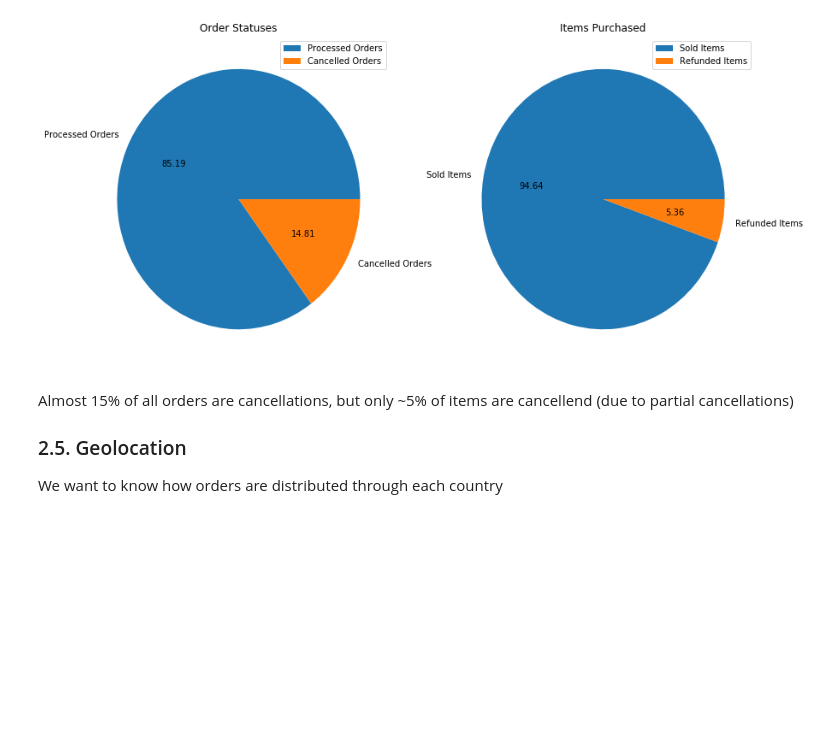
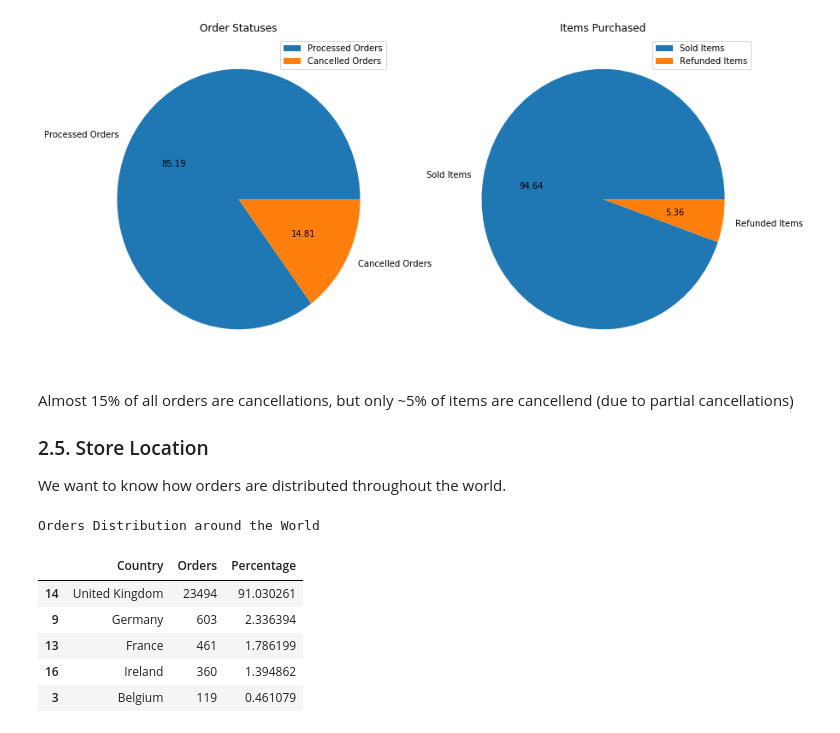
Before and after one commit to romeoc/tales, a Jupyter notebook: ecommerce/Online Retail – Customer Segmentation & Recommender System.ipynb, the cells around one changed output. Saved outputs shown, nothing was run; the diff lists cells and outputs as text; code cells hidden in the pictures; blank space fills up the shorter version.

```diff
--- a/ecommerce/Online Retail – Customer Segmentation & Recommender System.ipynb
+++ b/ecommerce/Online Retail – Customer Segmentation & Recommender System.ipynb
@@ -231,5 +233,5 @@ items_count.plot(kind='pie', y='Items Count', autopct='%.2f', ax=axes[1], title=
 [figure]
 # %% [markdown]
 Almost 15% of all orders are cancellations, but only ~5% of items are cancellend (due to partial cancellations)
-### 2.5. Geolocation
-We want to know how orders are distributed through each country
+### 2.5. Store Location
+We want to know how orders are distributed throughout the world.
@@ -237,0 +238,26 @@ orders.plot(column='Country', cmap='Blues', figsize=(7,14), scheme='equal_interv
+# %%
+orders_per_country = orders.groupby("Country").agg({
+    'Country':'first',
+    'InvoiceNo':'count'
+}).rename(columns={'InvoiceNo':'Orders'})
+
+orders_per_country.loc['EIRE', 'Country'] = 'Ireland'
+orders_per_country.loc['Czech Republic', 'Country'] = 'Czech Rep.'
+orders_per_country.loc['USA', 'Country'] = 'United States'
+
+world = gpd.read_file(gpd.datasets.get_path('naturalearth_lowres'))
+world = world.merge(orders_per_country, left_on="name", right_on="Country")
+
+orders_count = sum(world["Orders"])
+world['Percentage'] = world['Orders'] / orders_count * 100
+
+print('Orders Distribution around the World')
+world.sort_values('Orders', ascending=False)[['Country', 'Orders', 'Percentage']].head()
+# %% [output]
+Orders Distribution around the World
+|  | Country | Orders | Percentage |
+| 14 | United Kingdom | 23494 | 91.030261 |
+| 9 | Germany | 603 | 2.336394 |
+| 13 | France | 461 | 1.786199 |
+| 16 | Ireland | 360 | 1.394862 |
+| 3 | Belgium | 119 | 0.461079 |
```
Also changed, not shown: parts of 8 cells of this notebook, 1 other file.
